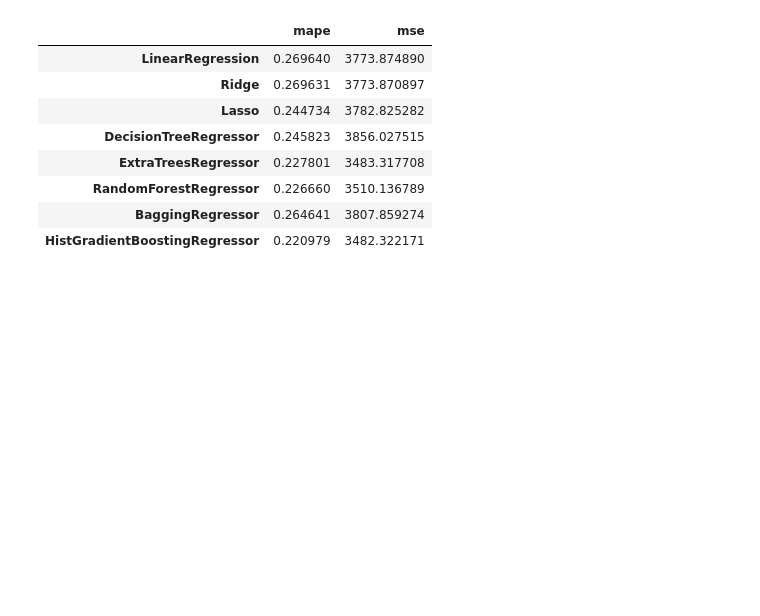
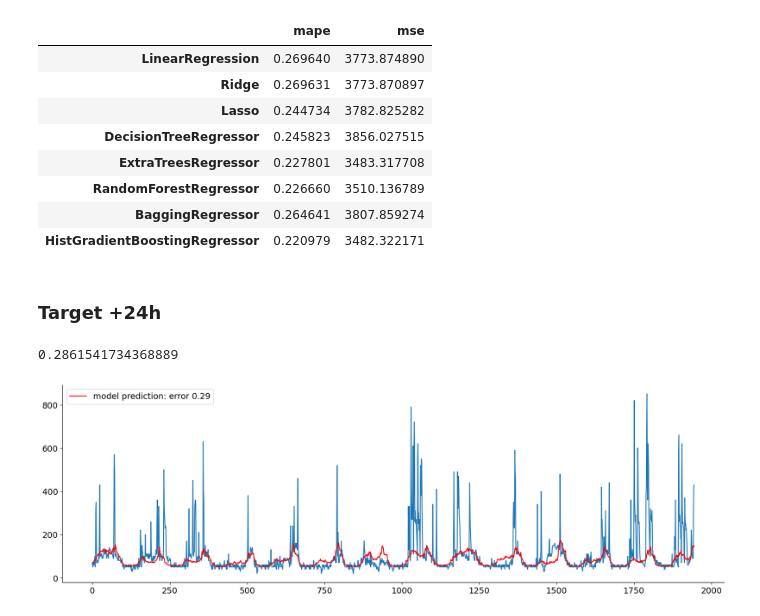
Before and after one commit to k-katarzyna/Appliances_Energy_Prediction, a Jupyter notebook: Appliances_energy_prediction/energy_main.ipynb, the cells around one changed output. Cells and saved outputs as stored; diff of their text form; code cells hidden in the pictures; blank space fills up the shorter version.

```diff
--- a/Appliances_energy_prediction/energy_main.ipynb
+++ b/Appliances_energy_prediction/energy_main.ipynb
@@ -336,3 +356,5 @@ df
 | RandomForestRegressor | 0.226660 | 3510.136789 |
 | BaggingRegressor | 0.264641 | 3807.859274 |
 | HistGradientBoostingRegressor | 0.220979 | 3482.322171 |
+# %% [markdown]
+### Target +24h
@@ -338,0 +371,31 @@ df
+# %%
+data.Appliances = data.Appliances.shift(-24*6)
+data.dropna(inplace=True)
+# %%
+# data = add_lagged_features(data, lag=1, how_many=24*6)
+
+X = data.drop("Appliances", axis = 1)
+y = data.Appliances
+# %%
+n_train = int(0.9 * len(y))
+X_train, y_train = X.iloc[:n_train], y.iloc[:n_train]
+X_test, y_test = X.iloc[n_train:], y.iloc[n_train:]
+# %%
+# pipe = make_pipeline(make_column_transformer((OrdinalEncoder(), ["day_of_week"]), remainder="passthrough"), HistGradientBoostingRegressor())
+model = TransformedTargetRegressor(ExtraTreesRegressor(min_samples_leaf=20), func=np.log1p, inverse_func=np.expm1)
+
+model.fit(X_train, y_train)
+y_pred = model.predict(X_test)
+mean_absolute_percentage_error(y_test, y_pred)
+# %% [output]
+0.2861541734368889
+# %%
+# N = data.shape[0]
+plt.figure(figsize=(20,6))
+plt.plot(range(0, X_test.shape[0]), y_test)
+plt.plot(range(0, X_test.shape[0]), y_pred,
+        color="red", label=f"model prediction: error {mean_absolute_percentage_error(y_test, y_pred).round(2)}")
+plt.legend()
+plt.show()
+# %% [output]
+[figure, added]
```
Also changed, not shown: parts of 11 cells of this notebook.
